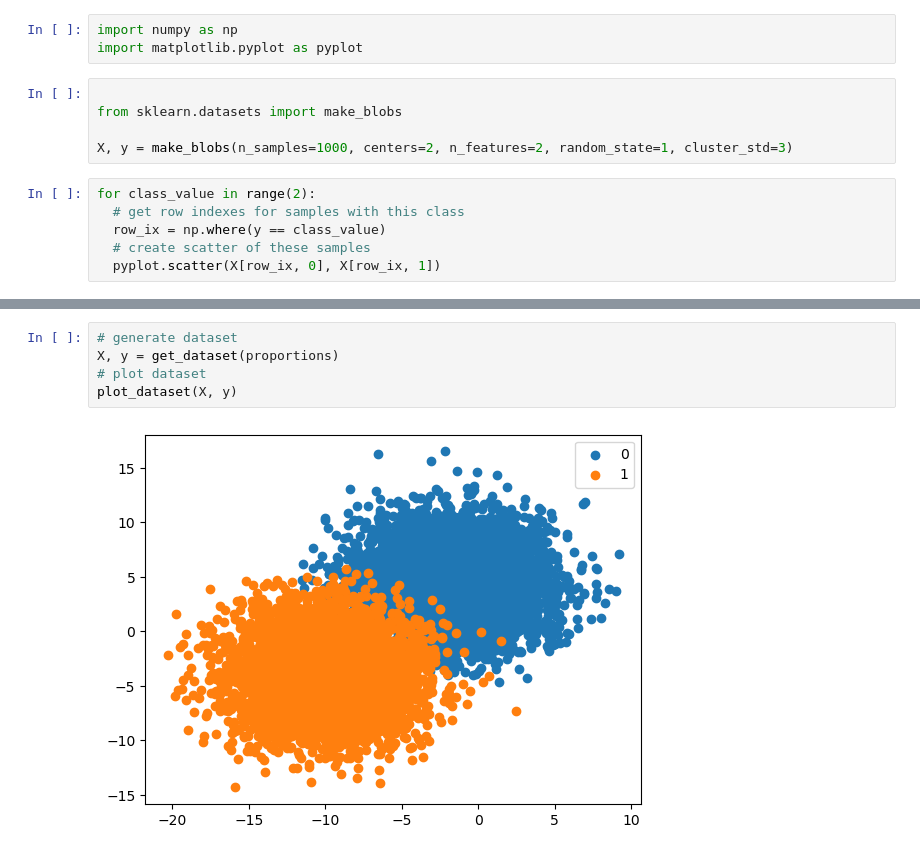
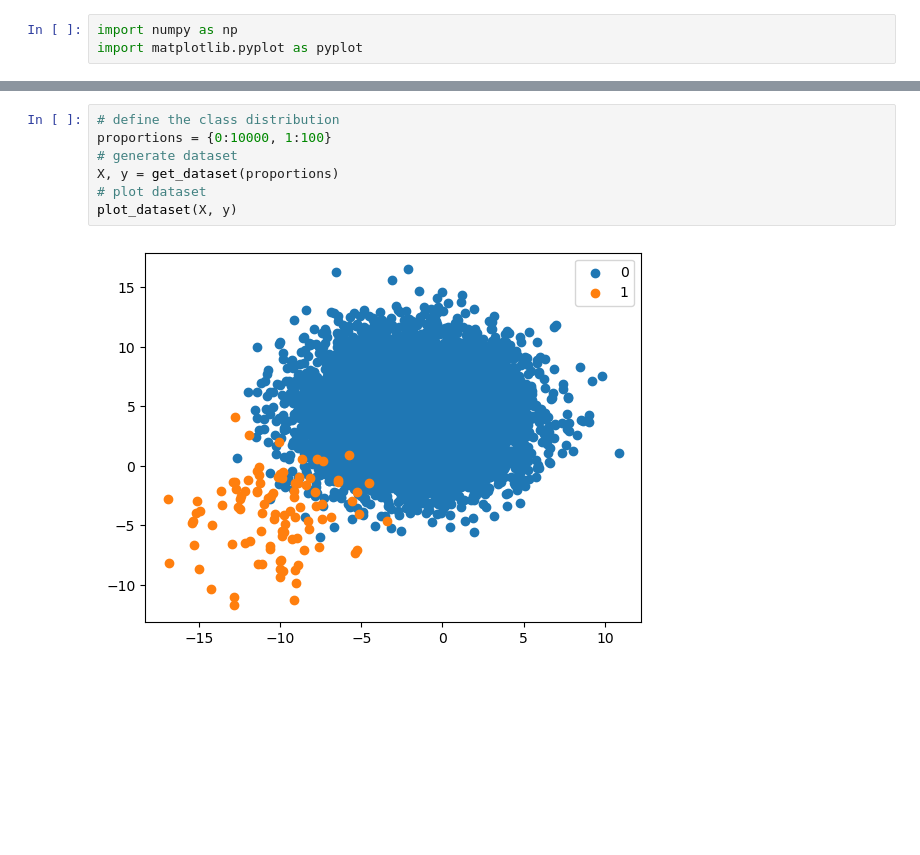
Before and after one commit to MaukanMir/Imbalanced-Classification-Project, a Jupyter notebook: chapter-2.ipynb, the cells around one changed output, grey strips where cells are left out. Drawn from its saved outputs; the diff is of its cells as text; blank space fills up the shorter version.

Commit message:
Creating examples of balanced classified datasets

```diff
--- a/chapter-2.ipynb
+++ b/chapter-2.ipynb
@@ -1,14 +1,3 @@
 # %%
 import numpy as np
 import matplotlib.pyplot as pyplot
-# %%
-
-from sklearn.datasets import make_blobs
-
-X, y = make_blobs(n_samples=1000, centers=2, n_features=2, random_state=1, cluster_std=3)
-# %%
-for class_value in range(2):
-  # get row indexes for samples with this class
-  row_ix = np.where(y == class_value)
-  # create scatter of these samples
-  pyplot.scatter(X[row_ix, 0], X[row_ix, 1])
@@ -67,7 +58,9 @@ def plot_dataset(X,y):
 # %%
+# define the class distribution
+proportions = {0:10000, 1:100}
 # generate dataset
 X, y = get_dataset(proportions)
 # plot dataset
 plot_dataset(X, y)
 # %% [output]
-[figure, old version]
+[figure, new version]
```
Also changed, not shown: parts of 7 cells of this notebook.
